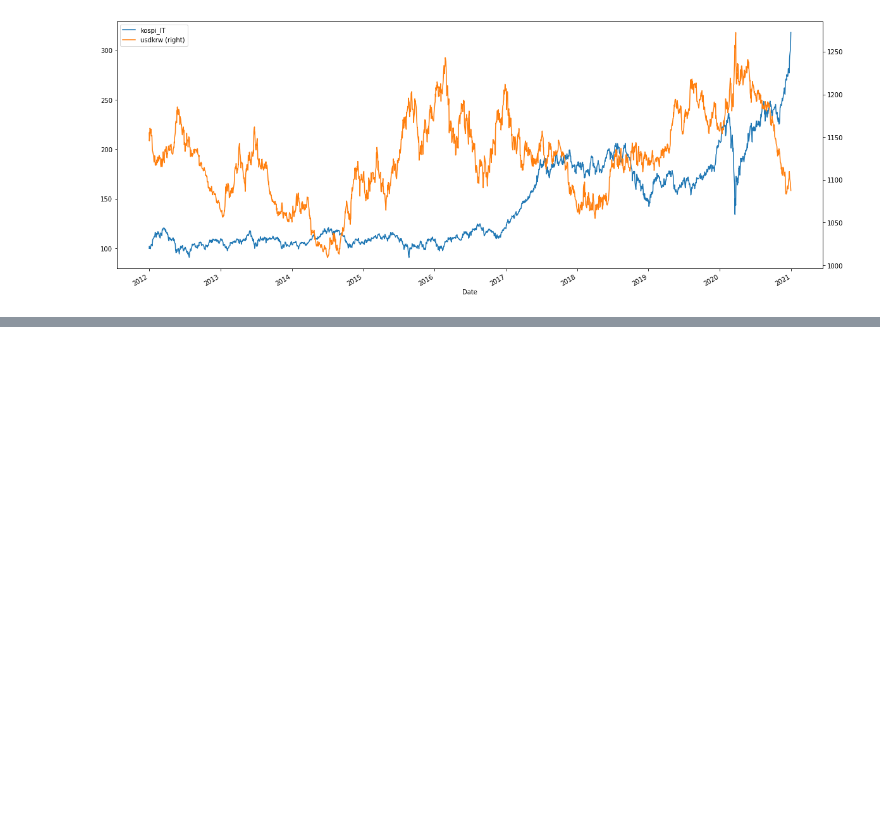
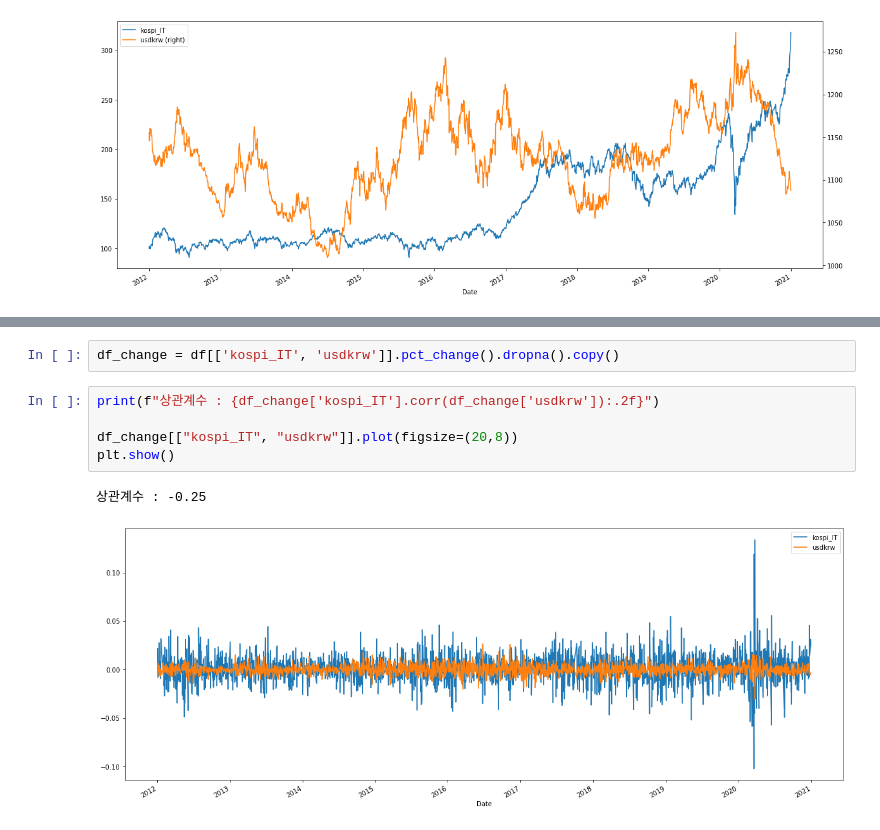
Before and after one commit to snoop2head/YBIGTA-Quant, a Jupyter notebook: 2주차/환율과 기술주_sanghoe.ipynb, the cells around one changed output, grey strips where cells are left out. Drawn from its saved outputs; the diff is of its cells as text; blank space fills up the shorter version.

Commit message:
Add files via upload
pct_change를 활용한 환율과 기술주의 상관관계 분석

```diff
--- a/2주차/환율과 기술주_sanghoe.ipynb
+++ b/2주차/환율과 기술주_sanghoe.ipynb
@@ -81,0 +98,10 @@ plt.show()
+# %%
+df_change = df[['kospi_IT', 'usdkrw']].pct_change().dropna().copy()
+# %%
+print(f"상관계수 : {df_change['kospi_IT'].corr(df_change['usdkrw']):.2f}")
+
+df_change[["kospi_IT", "usdkrw"]].plot(figsize=(20,8))
+plt.show()
+# %% [output]
+상관계수 : -0.25
+[figure, added]
```
Also changed, not shown: parts of 7 cells of this notebook.
